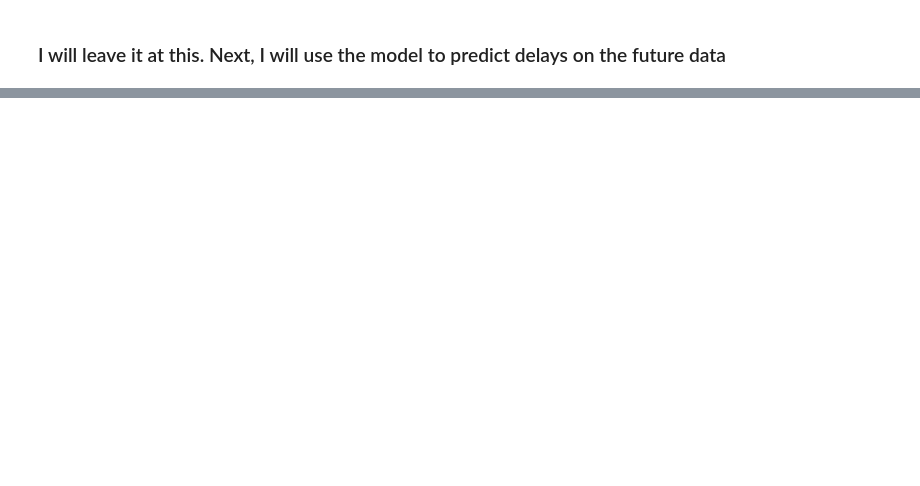
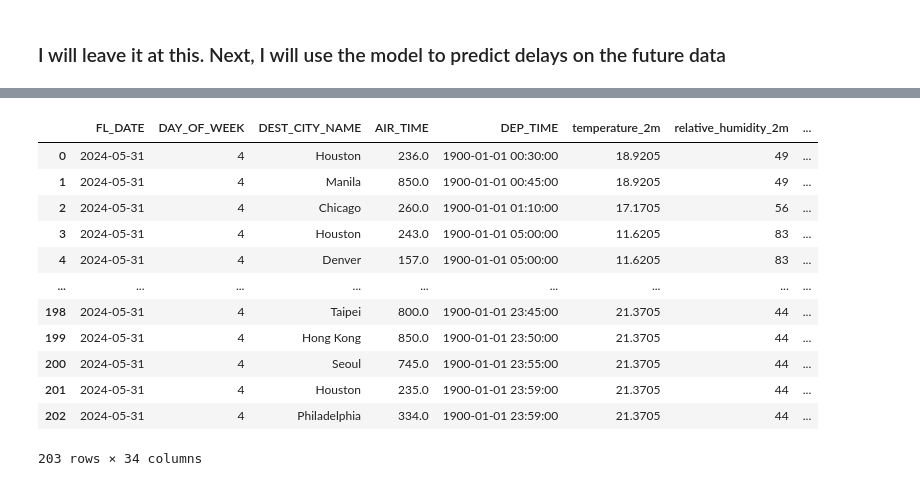
Before and after one commit to jr16MAI/PredictiveAnalytics, a Jupyter notebook: Model/delay_predictor.ipynb, the cells around one changed output, grey strips where cells are left out. Drawn from its saved outputs; the diff is of its cells as text; code cells hidden in the pictures; blank space fills up the shorter version.

```diff
--- a/Model/delay_predictor.ipynb
+++ b/Model/delay_predictor.ipynb
@@ -952,9 +973,16 @@ print(feature_importances_df)
 # %%
 df_past_data['FL_DATE'] = pd.to_datetime(df_past_data['FL_DATE'])
 
+df_past_data['year'] = df_past_data['FL_DATE'].dt.year
+df_past_data['month'] = df_past_data['FL_DATE'].dt.month
+df_past_data['day'] = df_past_data['FL_DATE'].dt.day
+df_past_data['dayofweek'] = df_past_data['FL_DATE'].dt.dayofweek
+
+'''df_past_data['FL_DATE'] = pd.to_datetime(df_past_data['FL_DATE'])
+
 df_past_data['DEP_TIME'] = pd.to_datetime(df_past_data['DEP_TIME'], format='%H:%M:%S', errors='coerce')
 df_past_data['DEP_HOUR'] = df_past_data['DEP_TIME'].dt.hour
-df_past_data['DEP_MINUTE'] = df_past_data['DEP_TIME'].dt.minute
+df_past_data['DEP_MINUTE'] = df_past_data['DEP_TIME'].dt.minute'''
 
 features = ['DEST_CITY_NAME', 'AIR_TIME', 'DEP_HOUR', 'DEP_MINUTE', 'PLANE_MODEL',
             'temperature_2m', 'relative_humidity_2m', 'precipitation', 'pressure_msl',
@@ -1170,0 +1392,16 @@ df_future_data[df_future_data.isna().any(axis=1)]
+# %%
+df_future_data_processed
+# %% [output]
+|  | FL_DATE | DAY_OF_WEEK | DEST_CITY_NAME | AIR_TIME | DEP_TIME | temperature_2m | relative_humidity_2m | ... |
+| 0 | 2024-05-31 | 4 | Houston | 236.0 | 1900-01-01 00:30:00 | 18.9205 | 49 | ... |
+| 1 | 2024-05-31 | 4 | Manila | 850.0 | 1900-01-01 00:45:00 | 18.9205 | 49 | ... |
+| 2 | 2024-05-31 | 4 | Chicago | 260.0 | 1900-01-01 01:10:00 | 17.1705 | 56 | ... |
+| 3 | 2024-05-31 | 4 | Houston | 243.0 | 1900-01-01 05:00:00 | 11.6205 | 83 | ... |
+| 4 | 2024-05-31 | 4 | Denver | 157.0 | 1900-01-01 05:00:00 | 11.6205 | 83 | ... |
+| ... | ... | ... | ... | ... | ... | ... | ... | ... |
+| 198 | 2024-05-31 | 4 | Taipei | 800.0 | 1900-01-01 23:45:00 | 21.3705 | 44 | ... |
+| 199 | 2024-05-31 | 4 | Hong Kong | 850.0 | 1900-01-01 23:50:00 | 21.3705 | 44 | ... |
+| 200 | 2024-05-31 | 4 | Seoul | 745.0 | 1900-01-01 23:55:00 | 21.3705 | 44 | ... |
+| 201 | 2024-05-31 | 4 | Houston | 235.0 | 1900-01-01 23:59:00 | 21.3705 | 44 | ... |
+| 202 | 2024-05-31 | 4 | Philadelphia | 334.0 | 1900-01-01 23:59:00 | 21.3705 | 44 | ... |
+203 rows × 34 columns
```
Also changed, not shown: parts of 15 cells of this notebook, 2 other files.
